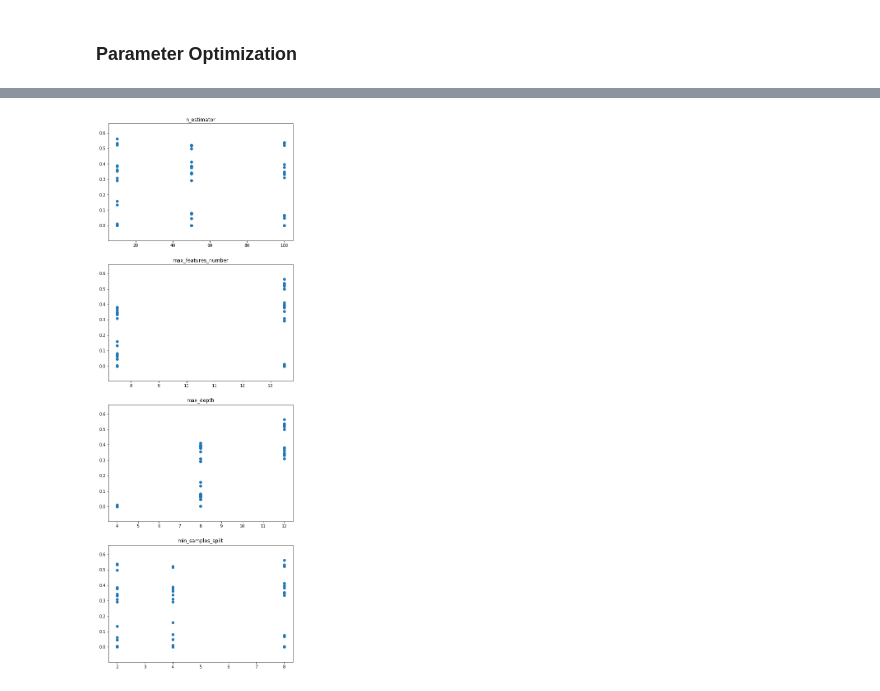
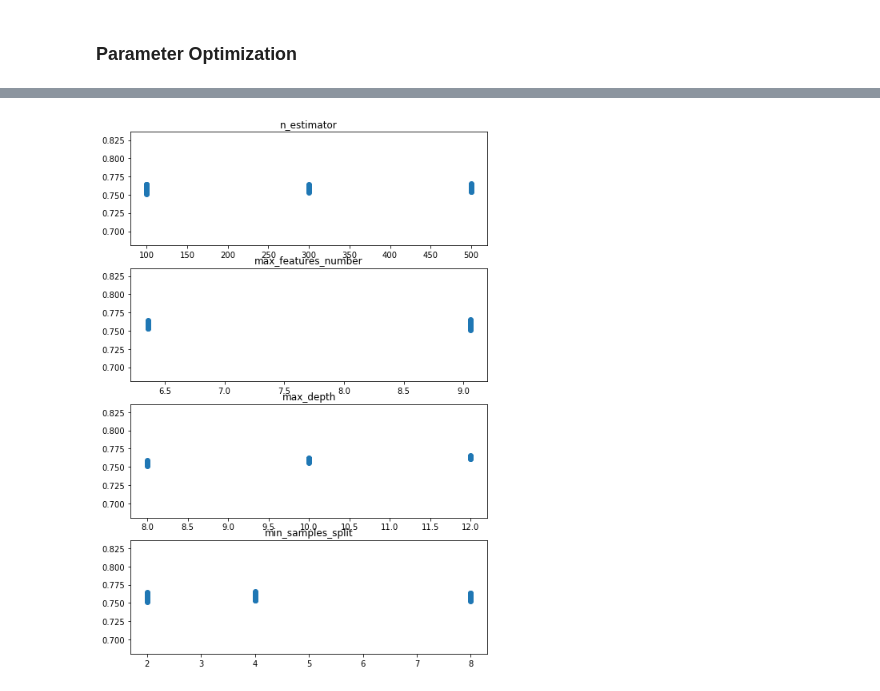
Before and after one commit to da1933/NODA, a Jupyter notebook: Modeling-Optimal.ipynb, the cells around one changed output, grey strips where cells are left out. Saved outputs shown, nothing was run; the diff lists cells and outputs as text; code cells hidden in the pictures.

```diff
--- a/Modeling-Optimal.ipynb
+++ b/Modeling-Optimal.ipynb
@@ -324,0 +413,4 @@ val_error.divide_preds()
+# %%
+#Precision by next arrest year
+data['COUNT'] = 1
+precision_by_arrest_year = pd.pivot_table(data[data['Pred_Y'] ==1], values = ['COUNT', 'CORRECT'], index='NEXT_ARREST_YEAR', aggfunc=sum)
@@ -324,0 +524,5 @@ val_error.divide_preds()
+# %%
+data['Probability'] = best_model_predicted_prob[:,1]
+# %%
+x = np.array(data[data['True_Y'] ==1]['Probability'])
+y = np.array(data[data['True_Y'] ==1]['NEXT_ARREST_TIME'])
@@ -382,7 +613,7 @@ array([[7384, 2006],
 # %%
 #Reduced Number of Options for Run-times
 
-n_estimators = [10, 50, 100]
+n_estimators = [100, 300, 500]
 max_features = ['sqrt','log2']
 max_depths = [8, 10, 12]
 min_samples_splits = [2, 4, 8]
@@ -442,18 +700,18 @@ np.where(model_specs_rf['max_features']=='sqrt', math.sqrt(X_train.shape[1]), ma
 # %%
 #Plot all the results
 
 params = ['n_estimator', 'max_features_number', 'max_depth', 'min_samples_split']
 
 fig, axes = plt.subplots(nrows=len(params), ncols=1)
 y = model_specs_rf['F-Score']
 
 for i in range(len(params)):
     x = model_specs_rf[params[i]]
     ax = axes[i]
     ax.set_title(params[i])
     ax.scatter(x, y)
 
-plt.gcf().set_size_inches(8,24)
-matplotlib.pyplot.show()
+plt.gcf().set_size_inches(8,12)
+plt.show()
 # %% [output]
-[figure, old version]
+[figure, new version]
```
Also changed, not shown: parts of 55 cells of this notebook.
